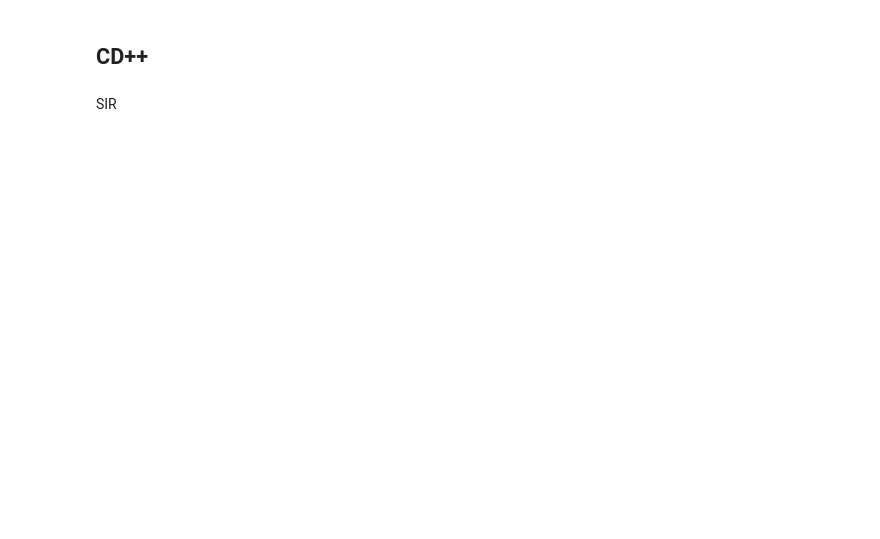
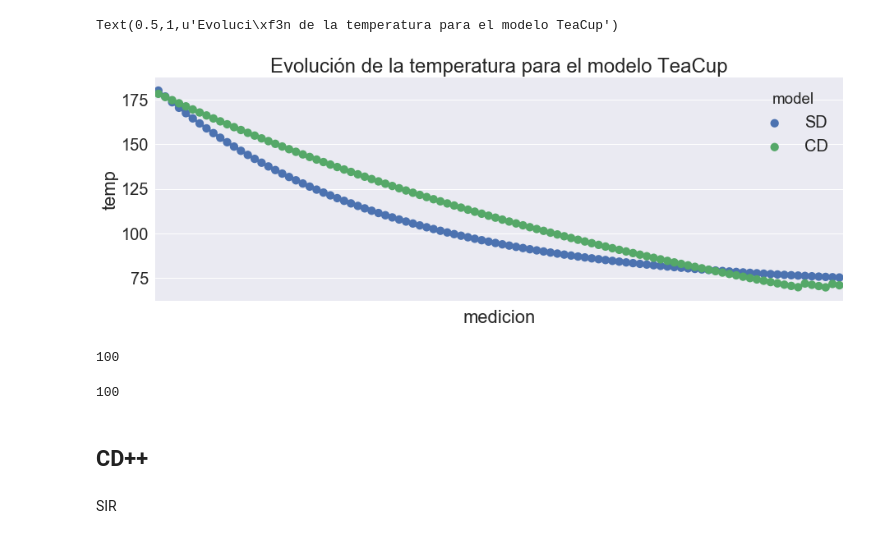
Before and after one commit to dioh/sed_2017_tps, a Jupyter notebook: python_notebooks/Untitled1.ipynb, the cells around one changed output. Drawn from its saved outputs; the diff is of its cells as text; code cells hidden in the pictures; blank space fills up the shorter version.

```diff
--- a/python_notebooks/Untitled1.ipynb
+++ b/python_notebooks/Untitled1.ipynb
@@ -36,3 +46,61 @@ Text(0.5,1,u'Evolucion de la temperatura para el modelo TeaCup')
+# %%
+tc_sd = pd.read_csv('../tp1/datos/sd_teacup.csv',sep=',', names=['t', 'temp'], skiprows=1)
+tc_cd = pd.read_csv('../tp1/datos/cd_teacup.csv',sep='\t+', engine='python', names=['t','var', 'temp'], skiprows=1)
+
+
+try:
+    del tc_cd['var']
+except: pass
+tc_cd['model'] = 'CD'
+tc_sd['model'] = 'SD'
+
+tc_cd['medicion'] = np.array(range(0, tc_cd.shape[0]))
+tc_sd['medicion'] = np.array(range(0, tc_sd.shape[0]))
+
+def string_t_cd_a_int(val):
+    acum = 0
+    vals = val.strip().split(':')
+    acum = vals[0]*3600 + vals[1] * 60 + vals[2] + vals[3]
+    return acum
+
+def string_t_sd_a_int(val):
+    return val * 60
+
+'''
+try:
+    tc_cd.t = pd.to_datetime(tc_cd.t.str.strip(), format='%H:%M:%S:%f')
+    tc_cd.t = tc_cd.t.apply(lambda x: x.strftime("%M:%S:%f"))
+    tc_cd.t = tc_cd.t.apply(lambda x: time.mktime(time.strptime(x, "%M:%S:%f")))
+
+    tc_sd.t = tc_sd.t.apply(lambda x: datetime.datetime.fromtimestamp(x))
+    tc_sd.t = tc_sd.t.apply(lambda x: x.strftime("%M:%S:%f"))
+    tc_sd.t = tc_sd.t.apply(lambda x: time.mktime(time.strptime(x, "%M:%S:%f")))
+except: pass
+'''
+tc_cd.t = tc_cd.t.apply(lambda x: x.strftime("%M:%S:%f"))
+
+
+tc = pd.concat([tc_sd, tc_cd.iloc[range(0, tc_sd.shape[0], tc_sd.shape[0]/tc_sd.shape[0])]])
+tc.t = tc.t + abs(min(tc.t))
+#tc = tc.query('t < 30')
+
+plt.figure(figsize=(15,5))
+g=sea.pointplot(data=tc, x='medicion', y='temp', hue='model')#, dodge=1.5)
+g.set_xticklabels([], rotation=30)
+g.set_title(u'Evolución de la temperatura para el modelo TeaCup')
+# %% [output]
+Text(0.5,1,u'Evoluci\xf3n de la temperatura para el modelo TeaCup')
+[figure, added]
+# %%
+dest_points = min(tc_sd.shape[0], tc_cd.shape[0])
+
+len(range(0, tc_sd.shape[0], tc_sd.shape[0]/dest_points))
+# %% [output]
+100
+# %%
+len(tc_sd)
+# %% [output]
+100
 # %% [markdown]
 ## CD++
 # %% [markdown]
```
Also changed, not shown: parts of 14 cells of this notebook, 9 other files.
